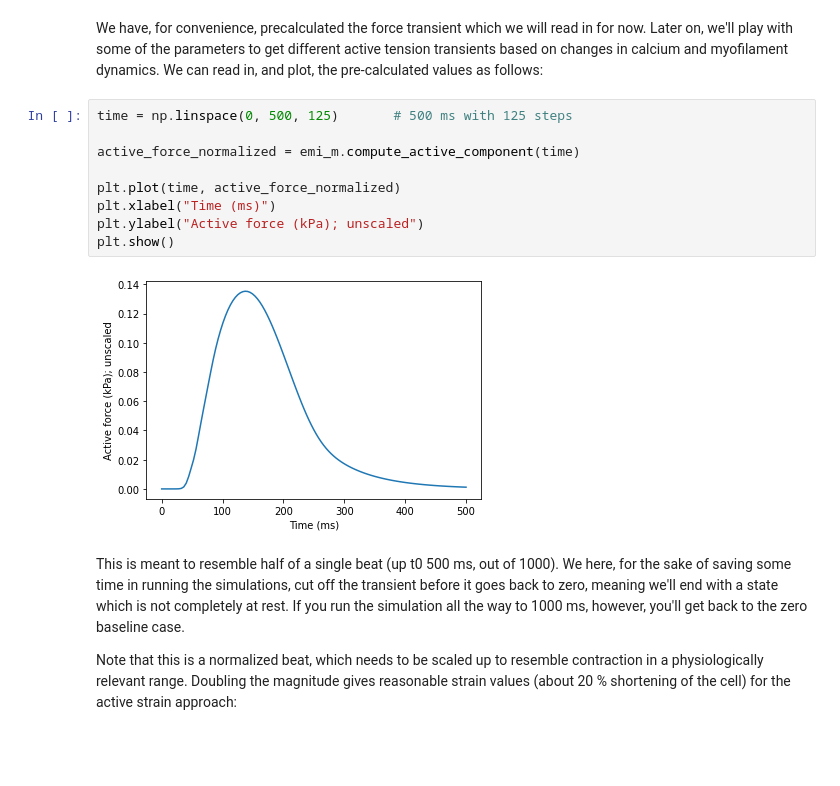
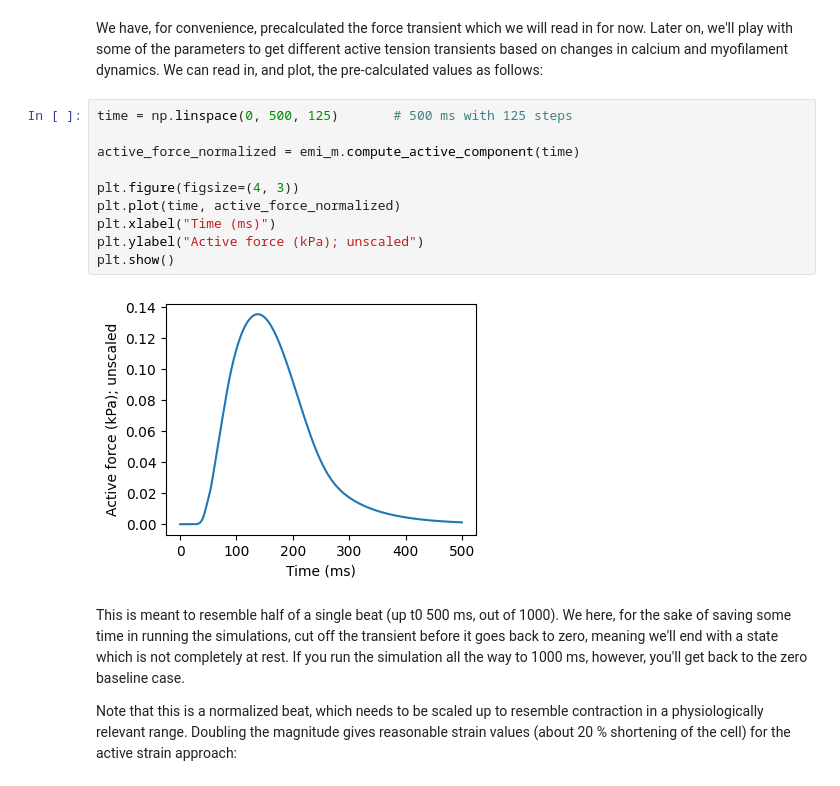
Before and after one commit to aashildte/emimechanicalmodel, a Jupyter notebook: docs/model_options/contractility.ipynb, the cells around one changed output. Saved outputs shown, nothing was run; the diff lists cells and outputs as text; blank space fills up the shorter version.

```diff
--- a/docs/model_options/contractility.ipynb
+++ b/docs/model_options/contractility.ipynb
@@ -97,14 +100,15 @@ We have, for convenience, precalculated the force transient which we will read i
 # %%
 time = np.linspace(0, 500, 125)       # 500 ms with 125 steps
 
 active_force_normalized = emi_m.compute_active_component(time)
 
+plt.figure(figsize=(4, 3))
 plt.plot(time, active_force_normalized)
 plt.xlabel("Time (ms)")
 plt.ylabel("Active force (kPa); unscaled")
 plt.show()
 # %% [output]
-[figure, old version]
+[figure, new version]
 # %% [markdown]
 This is meant to resemble half of a single beat (up t0 500 ms, out of 1000). We here, for the sake of saving some time in running the simulations, cut off the transient before it goes back to zero, meaning we'll end with a state which is not completely at rest. If you run the simulation all the way to 1000 ms, however, you'll get back to the zero baseline case.
 
```
Also changed, not shown: parts of 1 cell of this notebook, 1 other file.
